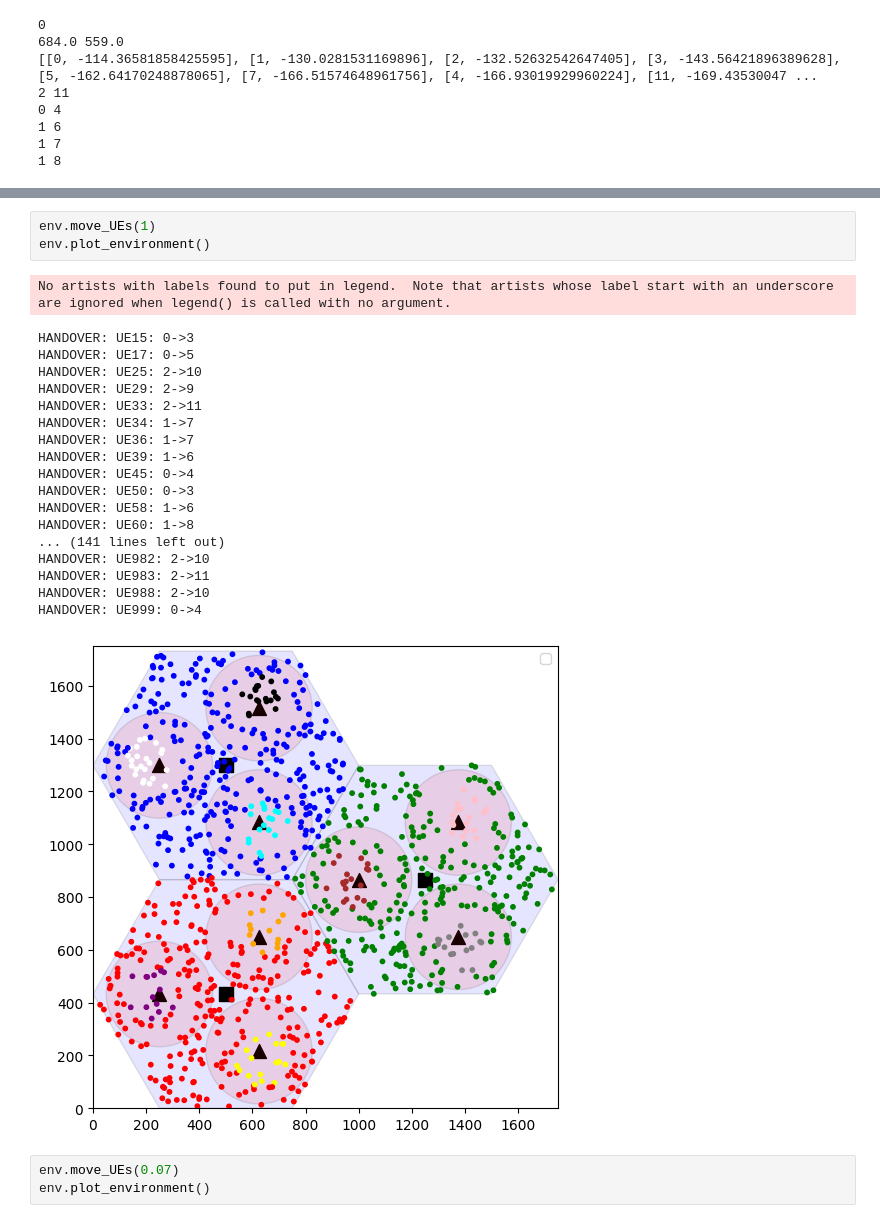
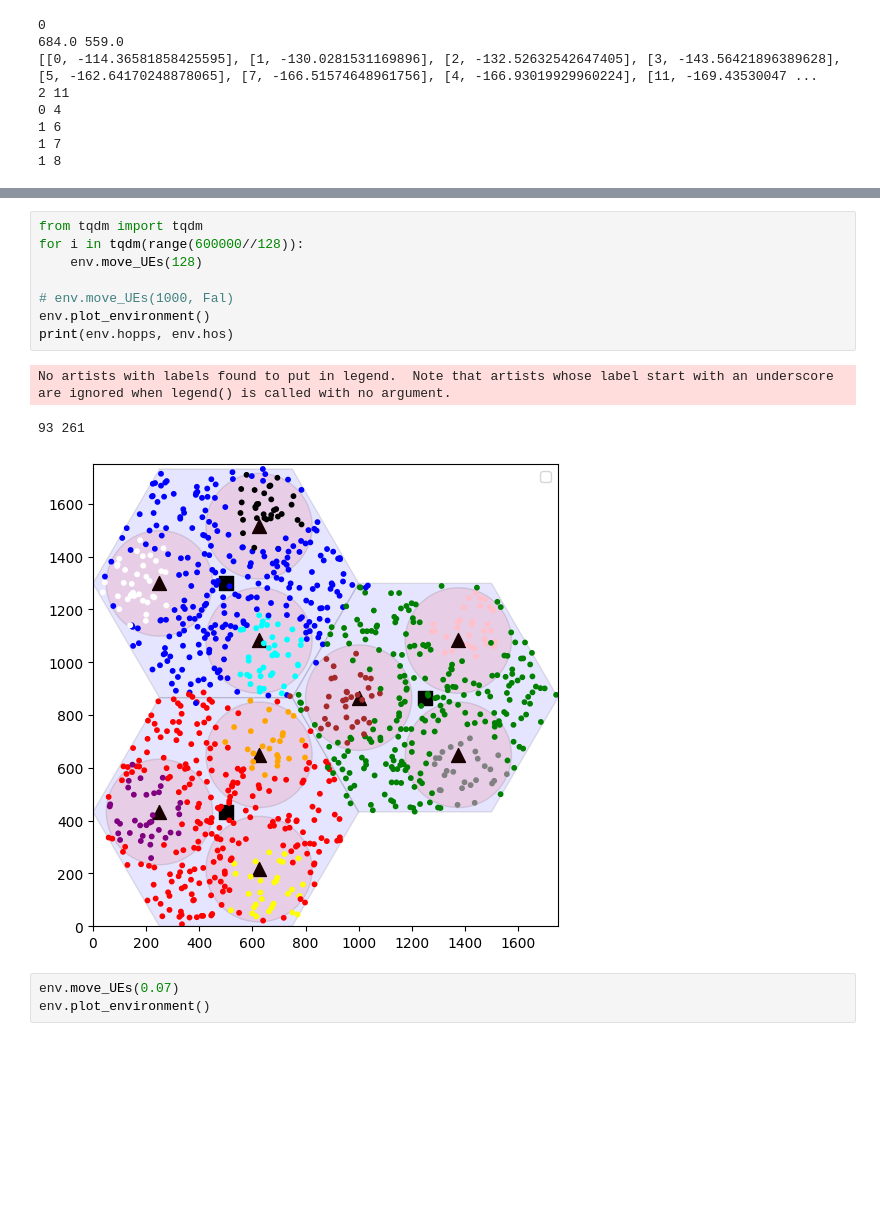
Before and after one commit to WilliamMoolman/Indoor-4G-Handover, a Jupyter notebook: srsRAN/experiments/01_load_balance/propogation_loss.ipynb, the cells around one changed output, grey strips where cells are left out. Saved outputs shown, nothing was run; the diff lists cells and outputs as text; blank space fills up the shorter version.

Commit message:
feat(srs/ex1): add hopp + orchestration

```diff
--- a/srsRAN/experiments/01_load_balance/propogation_loss.ipynb
+++ b/srsRAN/experiments/01_load_balance/propogation_loss.ipynb
@@ -281,26 +281,15 @@ No artists with labels found to put in legend.  Note that artists whose label st
-# %%
-env.move_UEs(1)
-env.plot_environment()
-# %% [output]
-No artists with labels found to put in legend.  Note that artists whose label start with an underscore are ignored when legend() is called with no argument.
-HANDOVER: UE15: 0->3
-HANDOVER: UE17: 0->5
-HANDOVER: UE25: 2->10
-HANDOVER: UE29: 2->9
-HANDOVER: UE33: 2->11
-HANDOVER: UE34: 1->7
-HANDOVER: UE36: 1->7
-HANDOVER: UE39: 1->6
-HANDOVER: UE45: 0->4
-HANDOVER: UE50: 0->3
-HANDOVER: UE58: 1->6
-HANDOVER: UE60: 1->8
-... (141 lines left out)
-HANDOVER: UE982: 2->10
-HANDOVER: UE983: 2->11
-HANDOVER: UE988: 2->10
-HANDOVER: UE999: 0->4
-[figure, removed]
+# %%
+from tqdm import tqdm
+for i in tqdm(range(600000//128)):
+    env.move_UEs(128)
+
+# env.move_UEs(1000, Fal)
+env.plot_environment()
+print(env.hopps, env.hos)
+# %% [output]
+No artists with labels found to put in legend.  Note that artists whose label start with an underscore are ignored when legend() is called with no argument.
+93 261
+[figure, added]
 # %%
 env.move_UEs(0.07)
 env.plot_environment()
```
Also changed, not shown: parts of 2 cells of this notebook, 6 other files.
